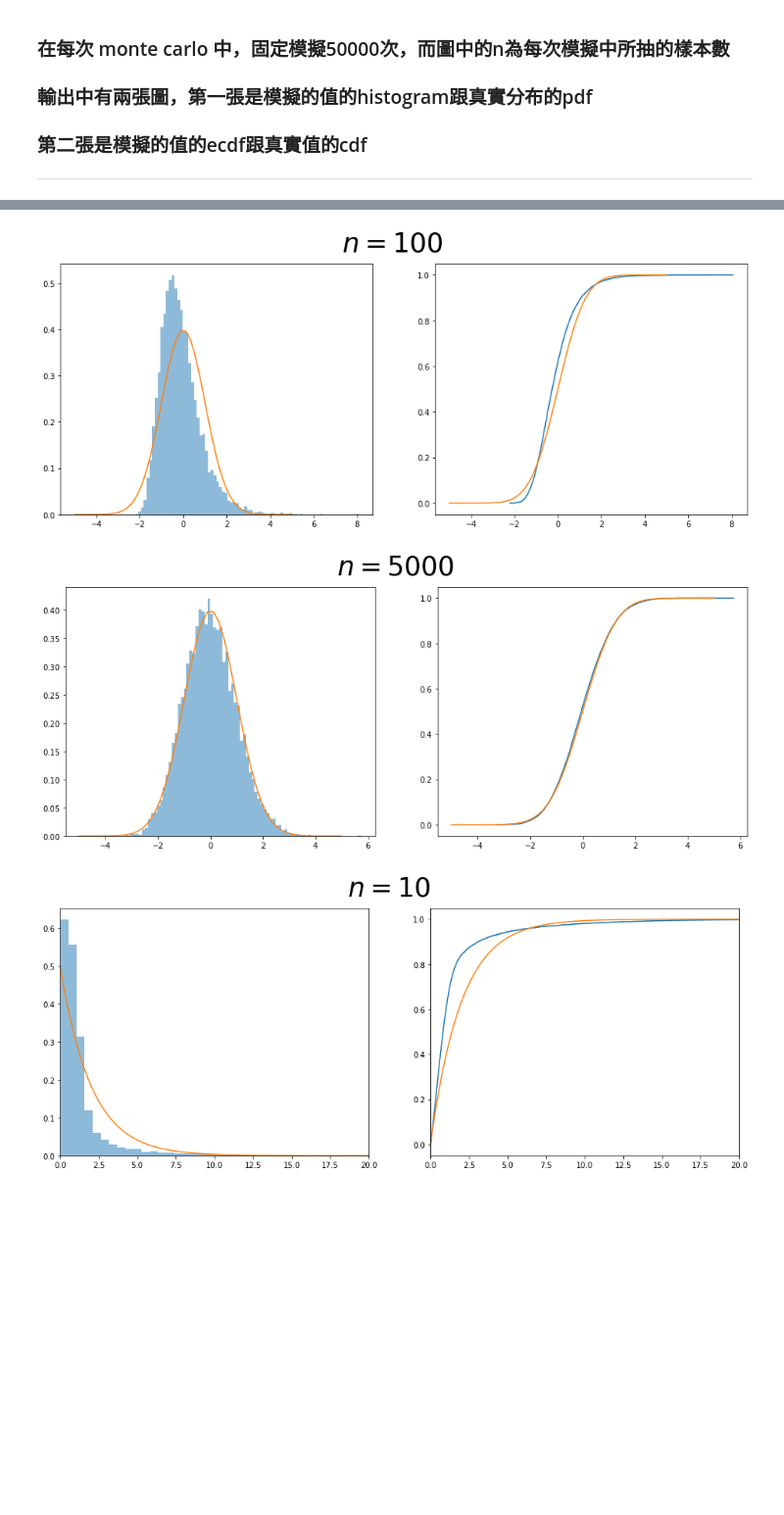
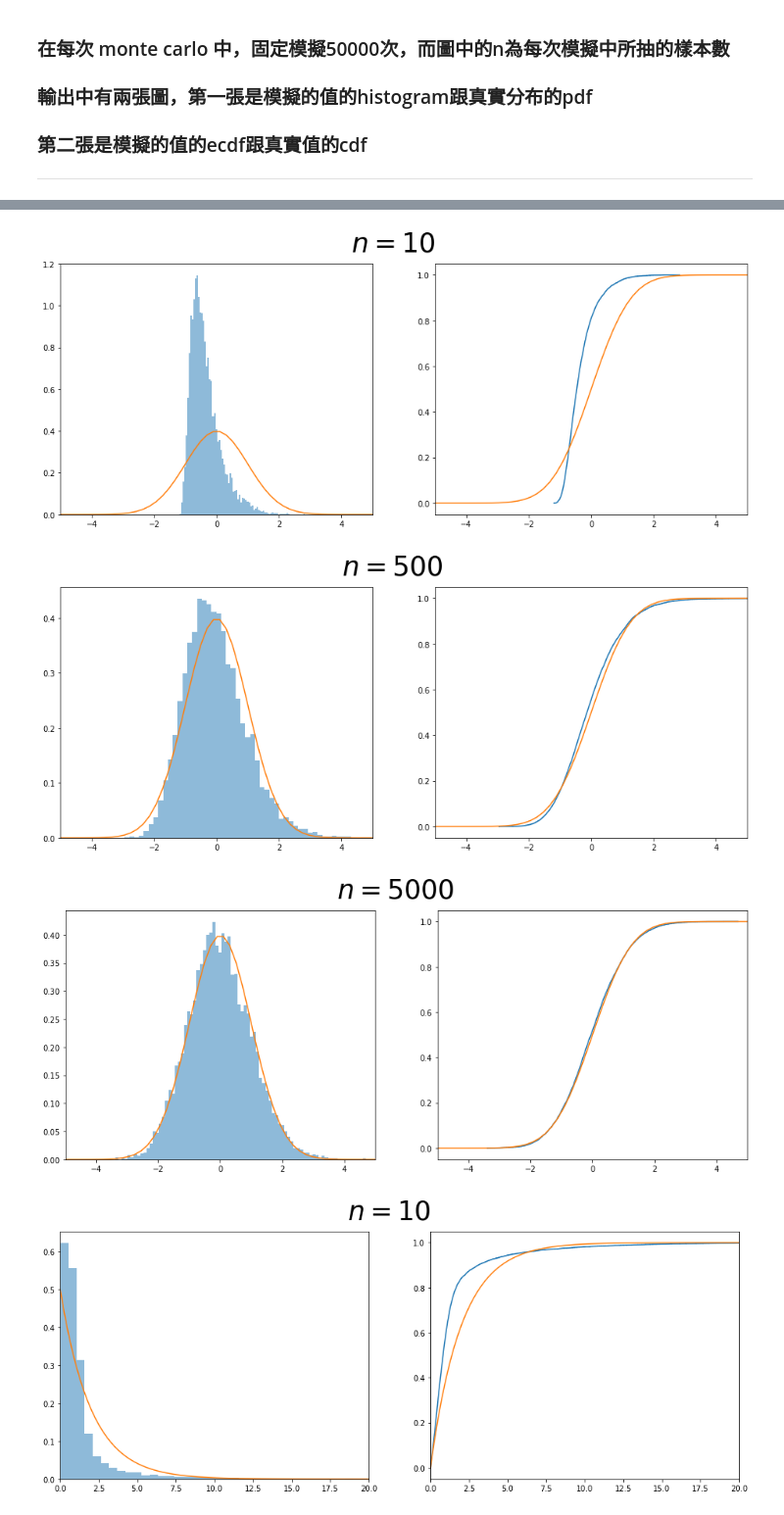
Before and after one commit to wavelolz/littlething, a Jupyter notebook: hw4.ipynb, the cells around one changed output, grey strips where cells are left out. Shown: that part at 98% size. Saved outputs shown, nothing was run; the diff lists cells and outputs as text; code cells hidden in the pictures; blank space fills up the shorter version.

```diff
--- a/hw4.ipynb
+++ b/hw4.ipynb
@@ -78,9 +98,11 @@ plotting(500, "g1")
 # %%
-plotting(100, "g2")
+plotting(10, "g2")
+plotting(500, "g2")
 plotting(5000, "g2")
 # %% [output]
-[figure, old version]
+[figure, new version]
-[figure, old version]
+[figure, new version]
+[figure, added]
 # %%
 plotting(10, "g3")
 plotting(500, "g3")
```
Also changed, not shown: parts of 6 cells of this notebook.
